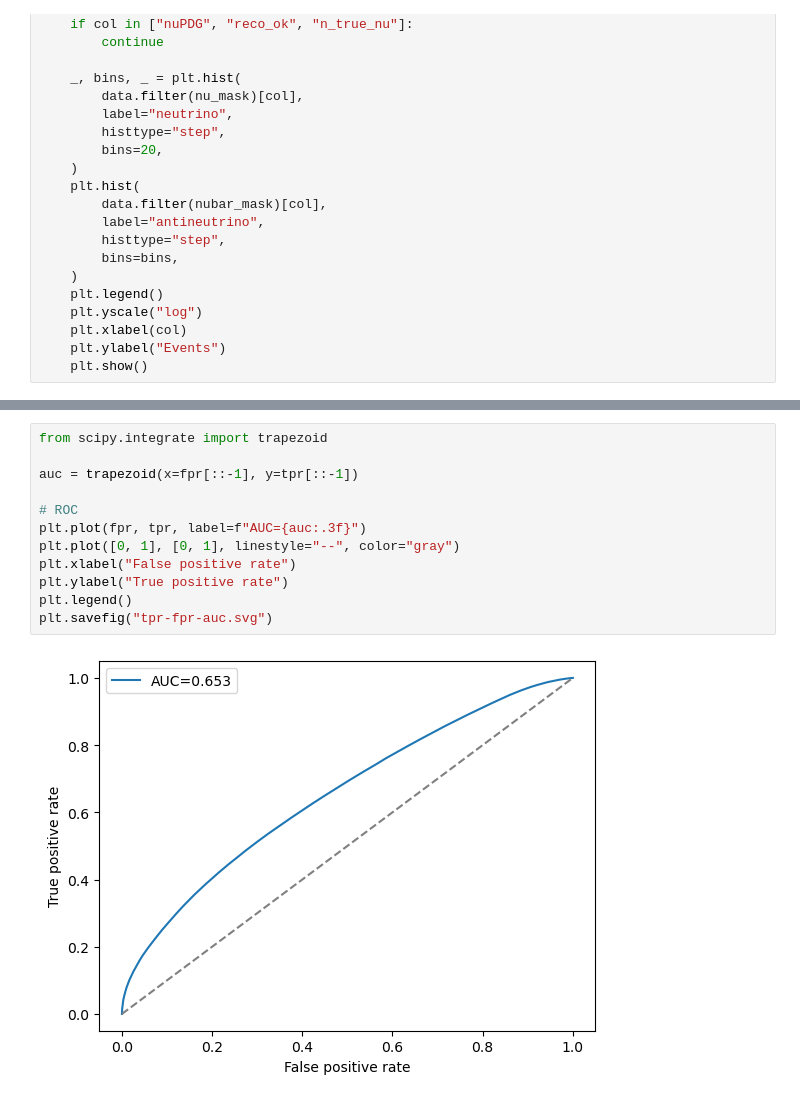
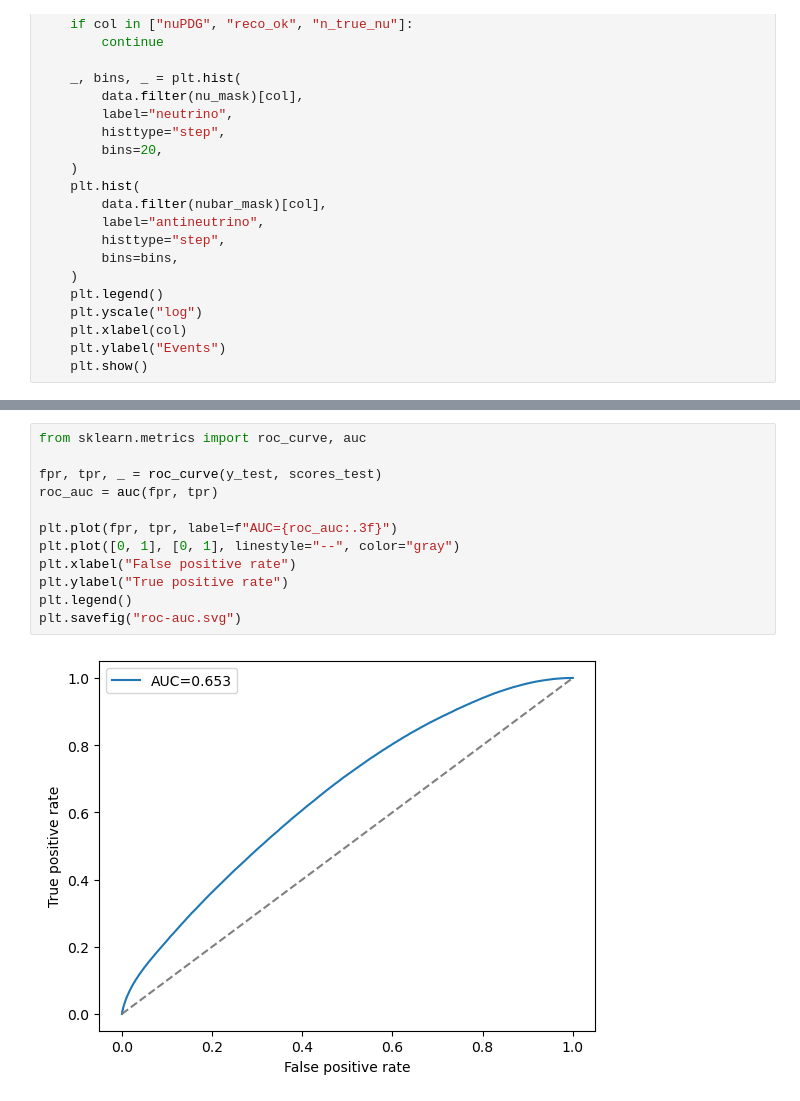
Before and after one commit to bristol-dune/atmospherics-tools, a Jupyter notebook: fast-osc-feedback/BDT-Skeleton.ipynb, the cells around one changed output, grey strips where cells are left out. Cells and saved outputs as stored; diff of their text form.

```diff
--- a/fast-osc-feedback/BDT-Skeleton.ipynb
+++ b/fast-osc-feedback/BDT-Skeleton.ipynb
@@ -301,17 +253,17 @@ plt.show()
-# %%
-from scipy.integrate import trapezoid
-
-auc = trapezoid(x=fpr[::-1], y=tpr[::-1])
-
-# ROC
-plt.plot(fpr, tpr, label=f"AUC={auc:.3f}")
-plt.plot([0, 1], [0, 1], linestyle="--", color="gray")
-plt.xlabel("False positive rate")
-plt.ylabel("True positive rate")
-plt.legend()
-plt.savefig("tpr-fpr-auc.svg")
-# %% [output]
-[figure, removed]
+# %%
+from sklearn.metrics import roc_curve, auc
+
+fpr, tpr, _ = roc_curve(y_test, scores_test)
+roc_auc = auc(fpr, tpr)
+
+plt.plot(fpr, tpr, label=f"AUC={roc_auc:.3f}")
+plt.plot([0, 1], [0, 1], linestyle="--", color="gray")
+plt.xlabel("False positive rate")
+plt.ylabel("True positive rate")
+plt.legend()
+plt.savefig("roc-auc.svg")
+# %% [output]
+[figure, added]
 # %%
 from sklearn.metrics import confusion_matrix, ConfusionMatrixDisplay
 
```
Also changed, not shown: parts of 8 cells of this notebook, 5 other files.
